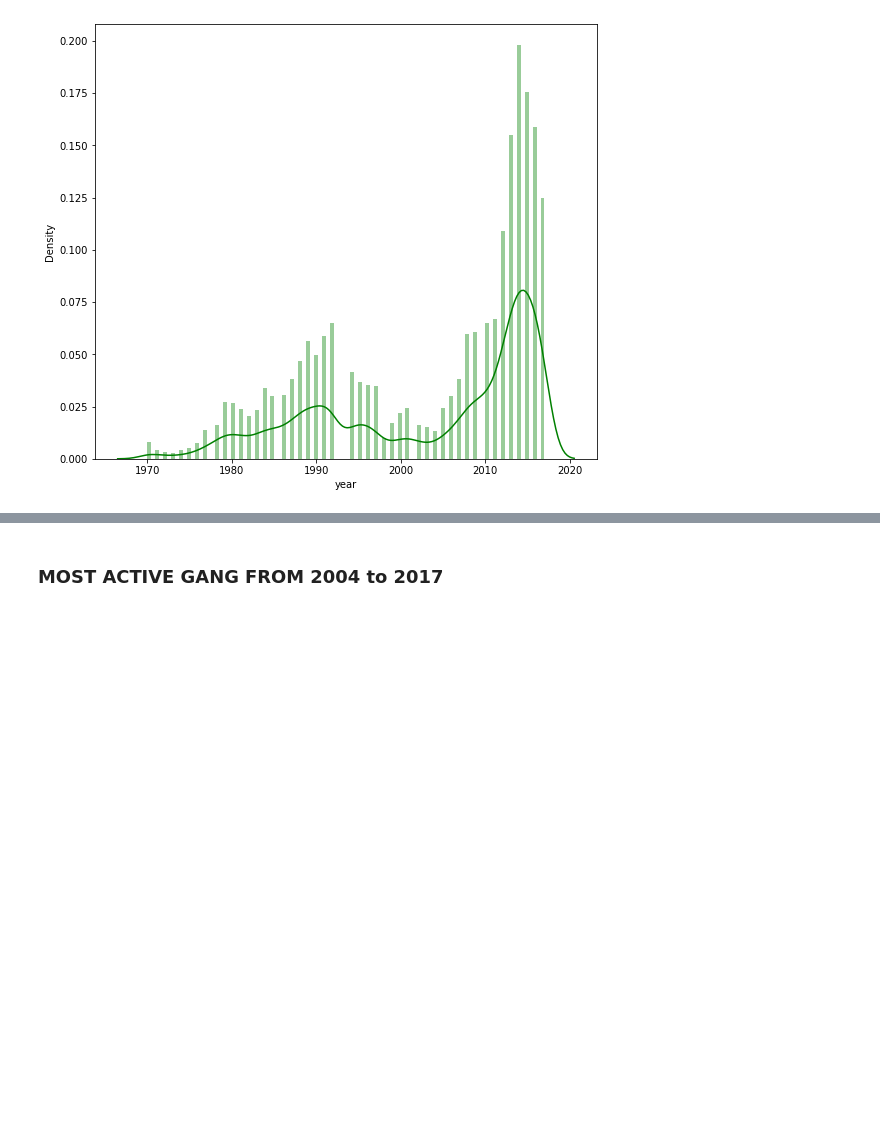
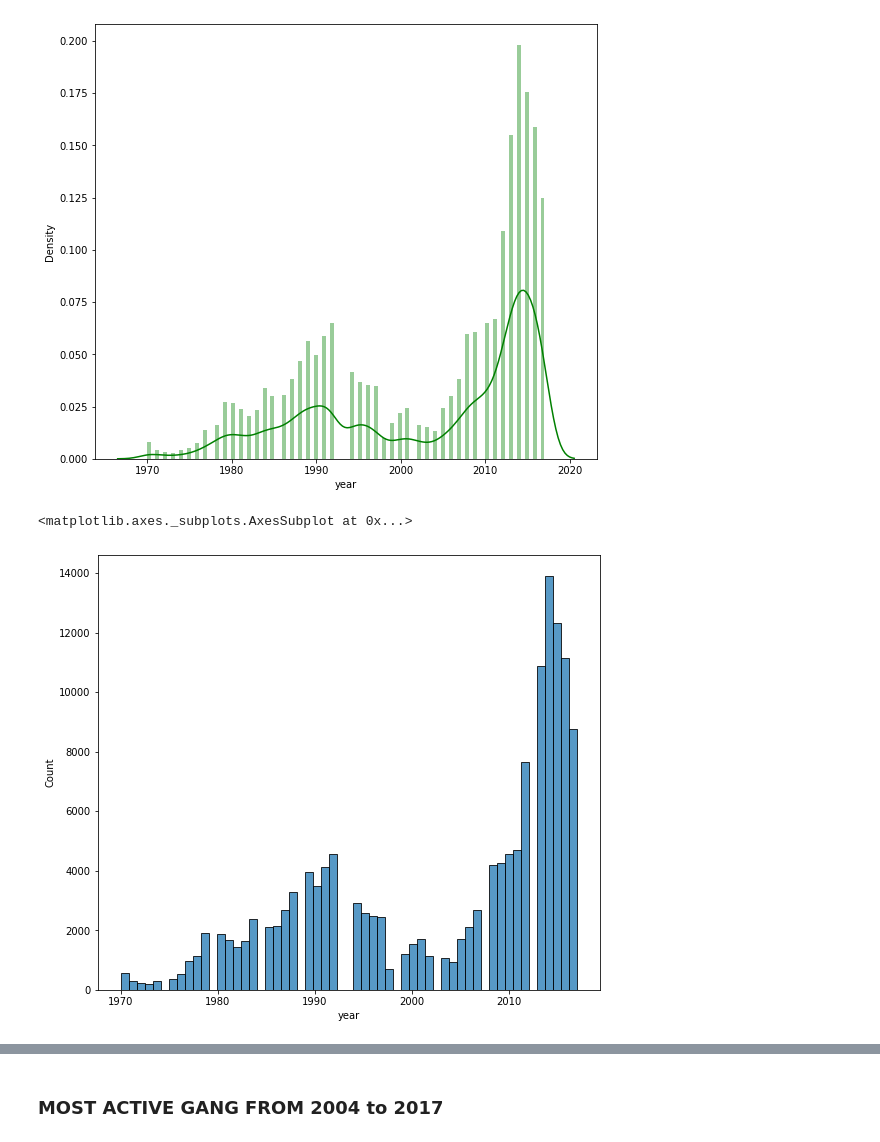
Before and after one commit to princepriyadarshi2017/AlmaBetter-EDA-Capstone-Project-Global-Terrorism, a Jupyter notebook: Global_Terrorism_Analysis.ipynb, the cells around one changed output, grey strips where cells are left out. Drawn from its saved outputs; the diff is of its cells as text; code cells hidden in the pictures; blank space fills up the shorter version.

```diff
--- a/Global_Terrorism_Analysis.ipynb
+++ b/Global_Terrorism_Analysis.ipynb
@@ -480,6 +480,12 @@ plt.figure(figsize=(9, 8))
 sns.distplot(dataset['year'], color='g', bins=100, hist_kws={'alpha': 0.4});
 # %% [output]
 [figure]
+# %%
+plt.figure(figsize=(9, 8))
+sns.histplot(dataset['year'])
+# %% [output]
+<matplotlib.axes._subplots.AxesSubplot at 0x...>
+[figure, added]
 # %%
 from wordcloud import WordCloud
 from scipy import signal
```
Also changed, not shown: parts of 1 cell of this notebook.
